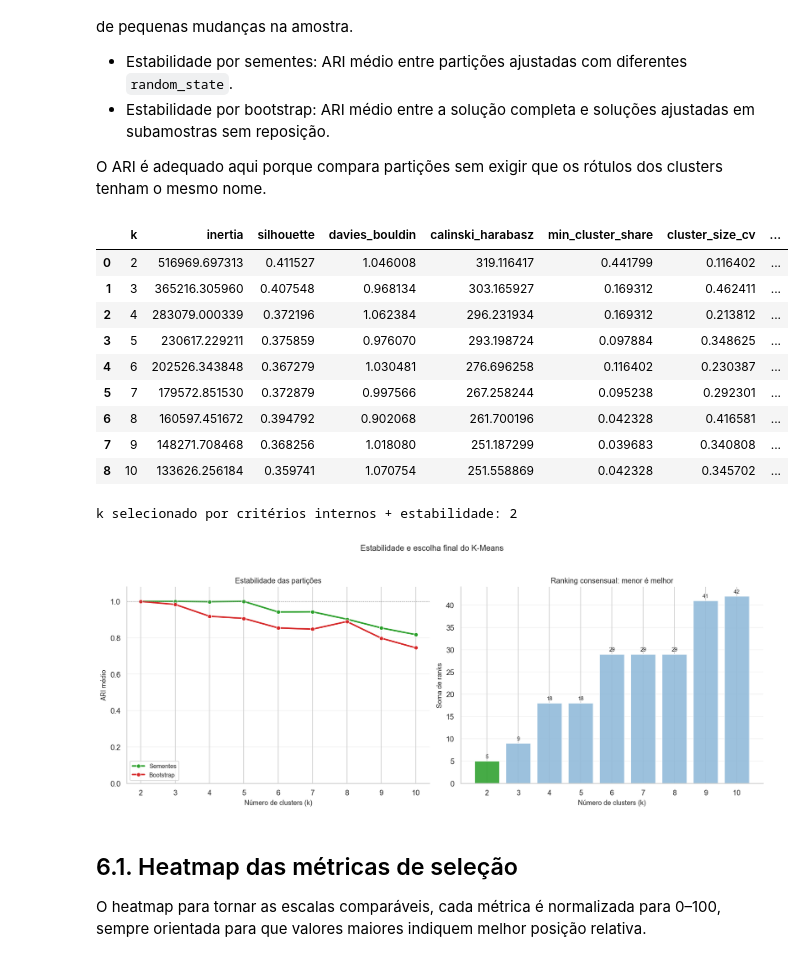
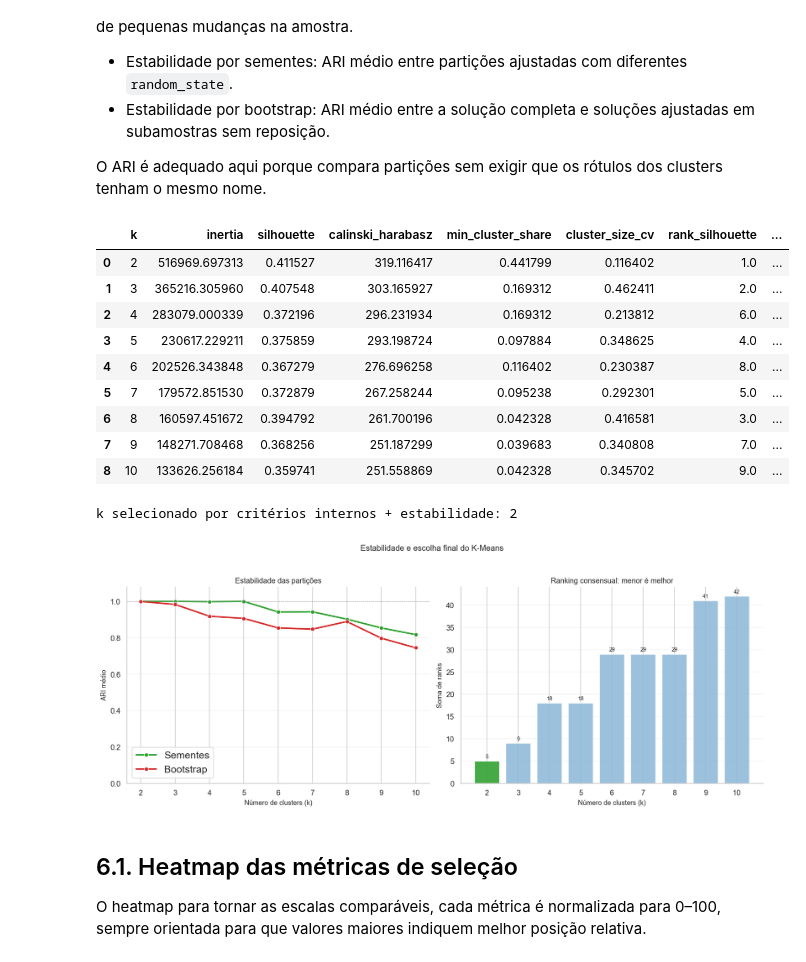
Before and after one commit to Bruno-P-d-E/mineracao-de-dados-clima-soja-parana, a Jupyter notebook: src/mining/unsupervised.ipynb, the cells around one changed output. Drawn from its saved outputs; the diff is of its cells as text; code cells hidden in the pictures.

```diff
--- a/src/mining/unsupervised.ipynb
+++ b/src/mining/unsupervised.ipynb
@@ -156,7 +155,6 @@ def compute_internal_metrics(X: np.ndarray, labels: np.ndarray) -> dict[str, flo
     counts = pd.Series(labels).value_counts().sort_index()
     return {
         "silhouette":        float(silhouette_score(X, labels)),
-        "davies_bouldin":    float(davies_bouldin_score(X, labels)),
         "calinski_harabasz": float(calinski_harabasz_score(X, labels)),
         "min_cluster_share": float(counts.min() / len(labels)),
         "cluster_size_cv":   float(counts.std(ddof=0) / counts.mean()),
@@ -431,45 +428,45 @@ for k in K_VALUES:
     stability_rows.append({
         "k":                            k,
         "seed_stability_ari_mean":      seed_mean,
         "seed_stability_ari_std":       seed_std,
         "bootstrap_stability_ari_mean": boot_mean,
         "bootstrap_stability_ari_std":  boot_std,
     })
 
 stability = pd.DataFrame(stability_rows)
 selection = selection.merge(stability, on="k", how="left")
 selection["rank_seed_stability"]      = selection["seed_stability_ari_mean"].rank(ascending=False, method="min")
 selection["rank_bootstrap_stability"] = selection["bootstrap_stability_ari_mean"].rank(ascending=False, method="min")
 selection["consensus_rank_sum"] = selection[
     ["internal_rank_sum", "rank_seed_stability", "rank_bootstrap_stability"]
 ].sum(axis=1)
 
 eligible = selection[selection["min_cluster_share"] >= MIN_CLUSTER_SHARE].copy()
 if eligible.empty:
     eligible = selection.copy()
 
 best_row = eligible.sort_values(
-    ["consensus_rank_sum", "internal_rank_sum", "davies_bouldin"],
-    ascending=[True, True, True],
+    ["consensus_rank_sum", "internal_rank_sum"],
+    ascending=[True, True],
 ).iloc[0]
 BEST_K = int(best_row["k"])
 
 selection_ranked = selection.sort_values("consensus_rank_sum").reset_index(drop=True)
 display(selection_ranked)
 selection_ranked.to_csv(OUTPUT_DIR / "kmeans_selection.csv", index=False, encoding="utf-8-sig")
 
 print(f"k selecionado por critérios internos + estabilidade: {BEST_K}")
 # %% [output]
-|  | k | inertia | silhouette | davies_bouldin | calinski_harabasz | min_cluster_share | cluster_size_cv | ... |
-| 0 | 2 | 516969.697313 | 0.411527 | 1.046008 | 319.116417 | 0.441799 | 0.116402 | ... |
-| 1 | 3 | 365216.305960 | 0.407548 | 0.968134 | 303.165927 | 0.169312 | 0.462411 | ... |
-| 2 | 4 | 283079.000339 | 0.372196 | 1.062384 | 296.231934 | 0.169312 | 0.213812 | ... |
-| 3 | 5 | 230617.229211 | 0.375859 | 0.976070 | 293.198724 | 0.097884 | 0.348625 | ... |
-| 4 | 6 | 202526.343848 | 0.367279 | 1.030481 | 276.696258 | 0.116402 | 0.230387 | ... |
-| 5 | 7 | 179572.851530 | 0.372879 | 0.997566 | 267.258244 | 0.095238 | 0.292301 | ... |
-| 6 | 8 | 160597.451672 | 0.394792 | 0.902068 | 261.700196 | 0.042328 | 0.416581 | ... |
-| 7 | 9 | 148271.708468 | 0.368256 | 1.018080 | 251.187299 | 0.039683 | 0.340808 | ... |
-| 8 | 10 | 133626.256184 | 0.359741 | 1.070754 | 251.558869 | 0.042328 | 0.345702 | ... |
+|  | k | inertia | silhouette | calinski_harabasz | min_cluster_share | cluster_size_cv | rank_silhouette | ... |
+| 0 | 2 | 516969.697313 | 0.411527 | 319.116417 | 0.441799 | 0.116402 | 1.0 | ... |
+| 1 | 3 | 365216.305960 | 0.407548 | 303.165927 | 0.169312 | 0.462411 | 2.0 | ... |
+| 2 | 4 | 283079.000339 | 0.372196 | 296.231934 | 0.169312 | 0.213812 | 6.0 | ... |
+| 3 | 5 | 230617.229211 | 0.375859 | 293.198724 | 0.097884 | 0.348625 | 4.0 | ... |
+| 4 | 6 | 202526.343848 | 0.367279 | 276.696258 | 0.116402 | 0.230387 | 8.0 | ... |
+| 5 | 7 | 179572.851530 | 0.372879 | 267.258244 | 0.095238 | 0.292301 | 5.0 | ... |
+| 6 | 8 | 160597.451672 | 0.394792 | 261.700196 | 0.042328 | 0.416581 | 3.0 | ... |
+| 7 | 9 | 148271.708468 | 0.368256 | 251.187299 | 0.039683 | 0.340808 | 7.0 | ... |
+| 8 | 10 | 133626.256184 | 0.359741 | 251.558869 | 0.042328 | 0.345702 | 9.0 | ... |
 k selecionado por critérios internos + estabilidade: 2
 # %%
 fig, axes = plt.subplots(1, 2, figsize=(14, 5.5))
@@ -490,7 +487,7 @@ axes[0].set_ylabel("ARI médio")
 axes[0].set_xticks(list(K_VALUES))
 axes[0].set_ylim(0, 1.08)
 axes[0].axhline(1.0, color="gray", linestyle=":", linewidth=0.8)
-axes[0].legend(fontsize=9, loc="lower left")
+axes[0].legend(fontsize=15, loc="lower left")
 axes[0].grid(axis="y", alpha=0.25)
 
 bar_colors = [BASE_PALETTE[2] if int(k) == BEST_K else "#8fb9d9" for k in selection["k"]]
@@ -510,7 +507,7 @@ plt.tight_layout(rect=[0, 0, 1, 0.97])
 fig.savefig(OUTPUT_DIR / "kmeans_stability_and_rank.png", dpi=170, bbox_inches="tight")
 plt.show()
 # %% [output]
-[figure, old version]
+[figure, new version]
 # %% [markdown]
 ## 6.1. Heatmap das métricas de seleção
 
```
Also changed, not shown: parts of 10 cells of this notebook, 22 other files.
